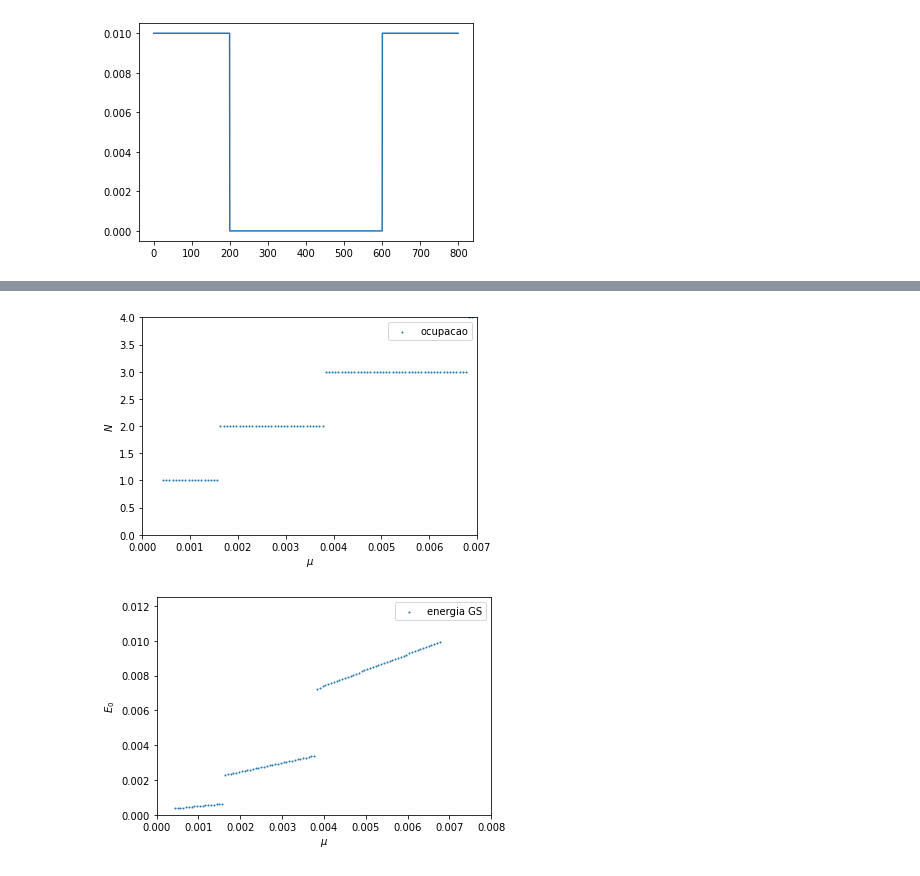
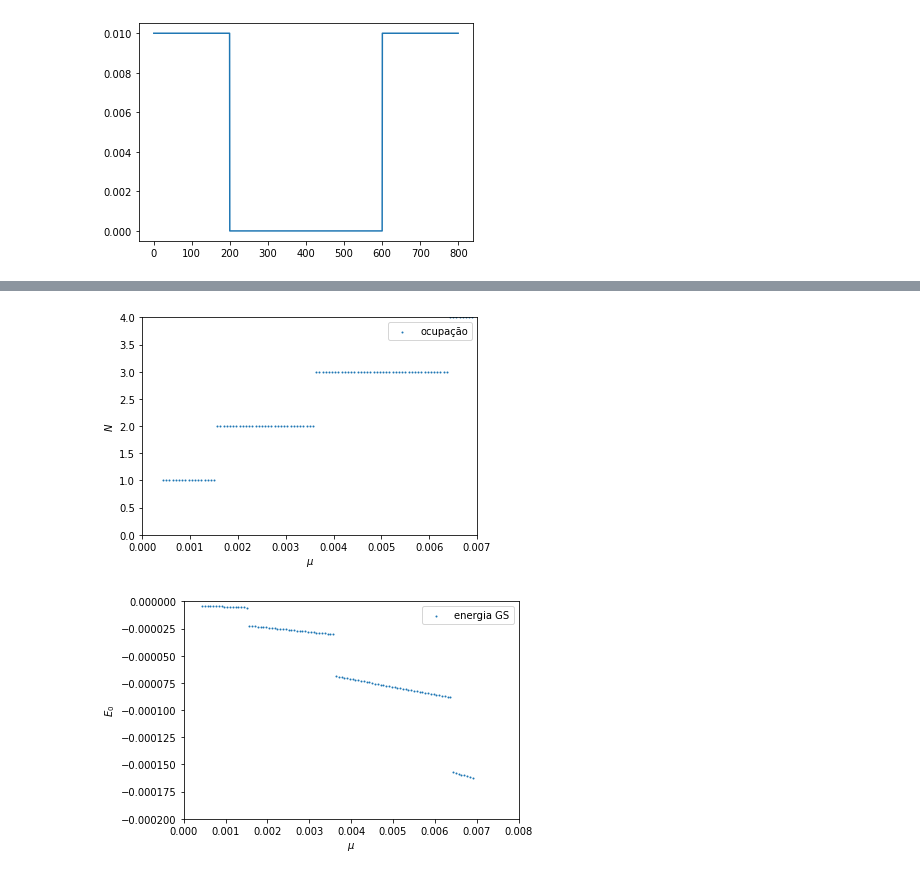
Before and after one commit to devanomaly/hartree-method, a Jupyter notebook: hartree.ipynb, the cells around one changed output, grey strips where cells are left out. Cells and saved outputs as stored; diff of their text form; code cells hidden in the pictures.

```diff
--- a/hartree.ipynb
+++ b/hartree.ipynb
@@ -44,6 +45,8 @@ def plotEnPsi_finite_diff(
         plt.xlim(x_min, x_max)
     plt.legend()
     plt.tight_layout()
-    plt.savefig(str(imgName) + ".png", dpi=120)
-    plt.close()
-    # plt.show()
+    if save:
+      plt.savefig(str(imgName) + ".png", dpi=120)
+      plt.close()
+    else:
+      plt.show()
@@ -175,7 +212,7 @@ for mu in mu_x:
     n_2d_loop = n_2d_params(mu, m, E0_poco)
     # Loop de autoconsistência:
     convergiu = False
-    plotEnPsi_finite_diff(x, append(E0_poco, mu), phi_poco, N_antes, 0.03, -0.0001, V_0_poco, 0, 800, V_efetivo, "antes-mu="+str(mu))
+    plotEnPsi_finite_diff(x, append(E0_poco, mu), phi_poco, N_antes, 0.03, -0.0001, V_0_poco, 0, 800, V_poco, "antes-mu="+str(mu))
     cont_ite = []
     n_2d_converg = [copy(n_2d_loop)] #utilizado para pegar os últimos 20 n_2d gerados e testar convergência!
     iteracao = 1
@@ -288,0 +324,24 @@ plt.show()
+# %%
+# plt.plot(mu_x[:len(n_2dmu)], n_2d_y, linestyle="dashed", label="densidade 2D")
+plt.scatter(mu_x[:len(n_2dmu)], n_2d_y, s=1, label="densidade 2D")
+# for E0 in E0_poco[:3]:
+#   plt.vlines(E0,0, 0.0001, colors=["black"], label="Energias Poço Sem Interação")
+plt.xlabel(r'$\mu$')
+plt.ylabel(r'$n_{2D}$')
+# Agora, vamos tomar a energia media em cada intervalo de ocupação para tentar fitar a curva n2D vs r'$\mu$' e obter uma reta para cada intervalo.
+lista_energias = array(lista_energias)
+bp1 = lista_energias[lista_energias < 0.002]
+Nbp1 = 1
+bp2 = lista_energias[(lista_energias < 0.004) & (lista_energias > 0.002)]
+Nbp2 = 2
+bp3 = lista_energias[(lista_energias > 0.006) & (lista_energias < 0.01)]
+Nbp3 = 3
+preFator = m/(2*pi*(h_bar**2))
+allBps = [bp1, bp2, bp3]
+fit = lambda Nbp, bp: preFator*((Nbp*mu_x) - mean(bp))
+for N in range(N_ocupados-1):
+  plt.plot(mu_x, fit(N+1, allBps[N]), label="fit N="+str(N+1), linestyle="dashed")
+plt.ylim(0,0.00015)
+plt.xlim(0, 0.007)
+plt.legend(loc="best")
+plt.show()
@@ -289,5 +350,5 @@ plt.show()
 # %%
-plt.scatter(mu_x[:len(n_2dmu)], lista_N_ocupados,s=1, label="ocupacao")
+plt.scatter(mu_x[:len(n_2dmu)], lista_N_ocupados,s=1, label="ocupação")
 plt.xlabel(r'$\mu$')
 plt.ylabel(r'$N$')
 plt.legend(loc="best")
@@ -295,14 +356,14 @@ plt.xlim(0, 0.007)
 plt.ylim(0,4)
 plt.show()
 # %% [output]
-[figure, old version]
+[figure, new version]
 # %%
-plt.scatter(mu_x[:len(n_2dmu)], lista_energias, s=1, label="energia GS")
+plt.scatter(mu_x[:len(n_2dmu)], -(m/(2*pi*(h_bar**2)))*lista_energias, s=1, label="energia GS")
 plt.xlabel(r'$\mu$')
 plt.ylabel(r'$E_{0}$')
 plt.legend(loc="best")
-plt.ylim(0,0.0125)
+plt.ylim(-0.0002, 0)
 plt.xlim(0, 0.008)
 plt.show()
 # %% [output]
-[figure, old version]
+[figure, new version]
```
Also changed, not shown: parts of 9 cells of this notebook.
